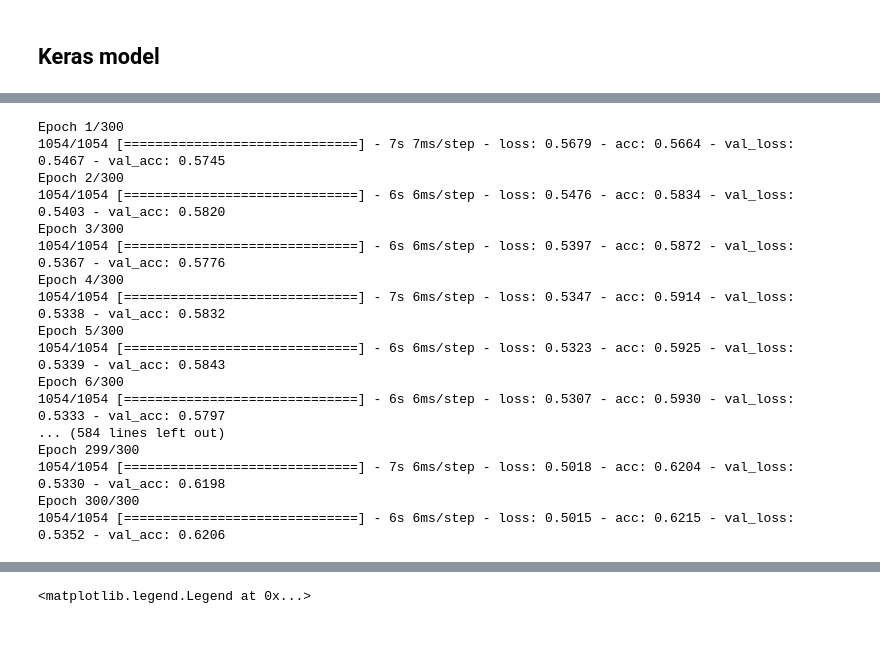
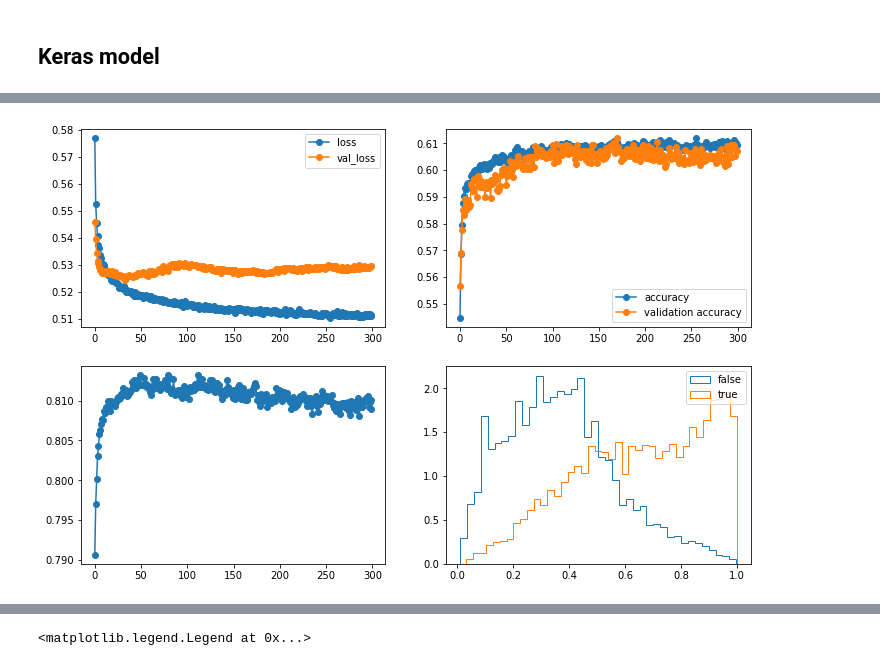
Before and after one commit to UniMiBAnalyses/ML_classification, a Jupyter notebook: Training_v1.ipynb, the cells around one changed output, grey strips where cells are left out. Drawn from its saved outputs; the diff is of its cells as text; code cells hidden in the pictures; blank space fills up the shorter version.

```diff
--- a/Training_v1.ipynb
+++ b/Training_v1.ipynb
@@ -182,28 +241,13 @@ _________________________________________________________________
 # %%
 history = model.fit_generator(
             training_generator,
             epochs=300,
             #initial_epoch=200,
             steps_per_epoch=steps_per_epoch_train,
             validation_data = validation_generator,
             validation_steps = steps_per_epoch_val,
-            callbacks = [],
+            callbacks=[plot_losses],
+            #callbacks = [],
             )
 # %% [output]
-Epoch 1/300
-1054/1054 [==============================] - 7s 7ms/step - loss: 0.5679 - acc: 0.5664 - val_loss: 0.5467 - val_acc: 0.5745
-Epoch 2/300
-1054/1054 [==============================] - 6s 6ms/step - loss: 0.5476 - acc: 0.5834 - val_loss: 0.5403 - val_acc: 0.5820
-Epoch 3/300
-1054/1054 [==============================] - 6s 6ms/step - loss: 0.5397 - acc: 0.5872 - val_loss: 0.5367 - val_acc: 0.5776
-Epoch 4/300
-1054/1054 [==============================] - 7s 6ms/step - loss: 0.5347 - acc: 0.5914 - val_loss: 0.5338 - val_acc: 0.5832
-Epoch 5/300
-1054/1054 [==============================] - 6s 6ms/step - loss: 0.5323 - acc: 0.5925 - val_loss: 0.5339 - val_acc: 0.5843
-Epoch 6/300
-1054/1054 [==============================] - 6s 6ms/step - loss: 0.5307 - acc: 0.5930 - val_loss: 0.5333 - val_acc: 0.5797
-... (584 lines left out)
-Epoch 299/300
-1054/1054 [==============================] - 7s 6ms/step - loss: 0.5018 - acc: 0.6204 - val_loss: 0.5330 - val_acc: 0.6198
-Epoch 300/300
-1054/1054 [==============================] - 6s 6ms/step - loss: 0.5015 - acc: 0.6215 - val_loss: 0.5352 - val_acc: 0.6206
+[figure, added]
```
Also changed, not shown: parts of 12 cells of this notebook.
